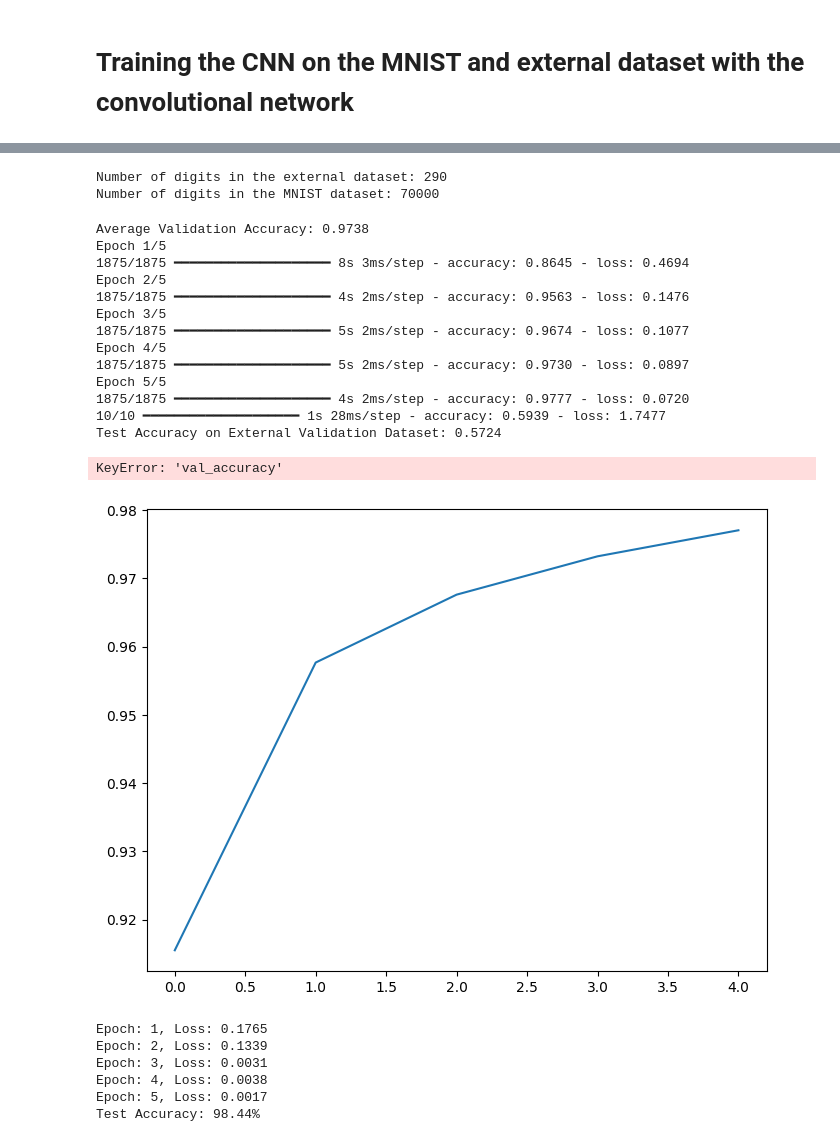
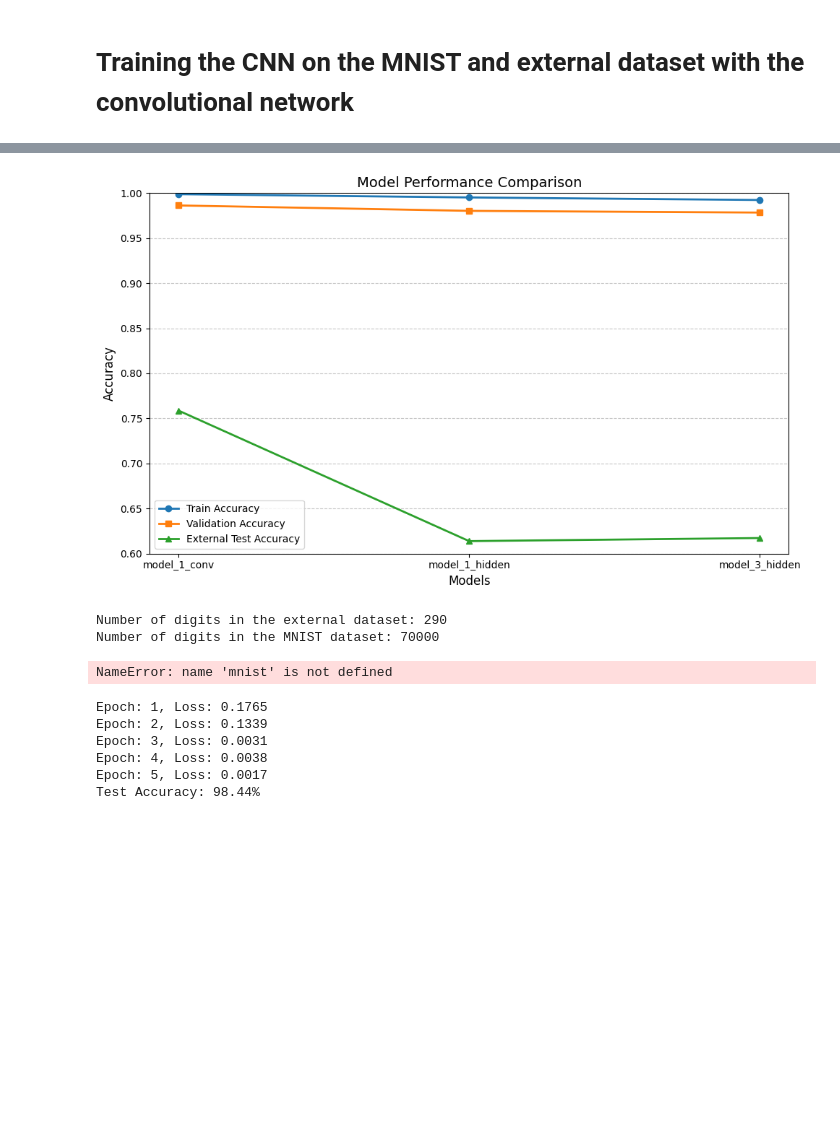
Before and after one commit to JesseK18/Cogntive_Neuroscience, a Jupyter notebook: start.ipynb, the cells around one changed output, grey strips where cells are left out. Saved outputs shown, nothing was run; the diff lists cells and outputs as text; code cells hidden in the pictures; blank space fills up the shorter version.

Commit message:
Created using Colab. latest update

```diff
--- a/start.ipynb
+++ b/start.ipynb
@@ -345,3 +251,29 @@ MNIST Test Accuracy: 0.4619
+# %%
+# group data together
+models = ['model_1_conv', 'model_1_hidden', 'model_3_hidden']
+train_accuracies = [final_train_accuracy_1, final_train_accuracy_2, final_train_accuracy_3]
+val_accuracies = [final_val_accuracy_1, final_val_accuracy_2, final_val_accuracy_3]
+external_test_accuracies = [external_test_accuracy_1, external_test_accuracy_2, external_test_accuracy_3]
+
+# Plot the accuracies using a line plot
+plt.figure(figsize=(10, 6))
+plt.plot(models, train_accuracies, marker='o', label='Train Accuracy', linewidth=2)
+plt.plot(models, val_accuracies, marker='s',label='Validation Accuracy', linewidth=2)
+plt.plot(models, external_test_accuracies, marker='^', label='External Test Accuracy', linewidth=2)
+
+# Nitty gritty
+plt.xlabel('Models', fontsize=12)
+plt.ylabel('Accuracy', fontsize=12)
+plt.title('Model Performance Comparison', fontsize=14)
+plt.ylim(0.6, 1.0)
+plt.legend()
+plt.grid(axis='y', linestyle='--', alpha=0.7)
+
+# Show the plot
+plt.tight_layout()
+plt.show()
+# %% [output]
+[figure, added]
 # %%
 """Comparing size of datasets to check if comparison is reasonable or our dataset is to small"""
 
@@ -367,7 +299,7 @@ Number of digits in the external dataset: 290
 Number of digits in the MNIST dataset: 70000
 # %%
 """Loading data set in mnist. training on mnist only and evaluating/testing on both mnist and our dataset"""
-"""I dont know why but here I am creating a new model instead of using the other one, nice to have, bu yeah..."""
+"""I dont know why but here I am creating a new model instead of using the other one, nice to have, but yeah..."""
 
 # Load the MNIST dataset
 (X_train, y_train), (X_test, y_test) = mnist.load_data()
@@ -447,31 +379,19 @@ history = final_model.fit(X_train, y_train, epochs=5, verbose=1)
 test_loss, test_accuracy = final_model.evaluate(X_test2, y_test2, verbose=1)
 print(f'Test Accuracy on External Validation Dataset: {test_accuracy:.4f}')
 
-plt.figure(figsize=(8, 6))
-plt.plot(history.history['accuracy'], label='Training Accuracy')
-plt.plot(history.history['val_accuracy'], label='Validation Accuracy')
-plt.title('Model Accuracy Over Epochs')
-plt.xlabel('Epochs')
-plt.ylabel('Accuracy')
-plt.legend()
-plt.grid(True)
-plt.show()
+history.display()
+
+# plt.figure(figsize=(8, 6))
+# plt.plot(history.history['accuracy'], label='Training Accuracy')
+# plt.plot(history.history['val_accuracy'], label='Validation Accuracy')
+# plt.title('Model Accuracy Over Epochs')
+# plt.xlabel('Epochs')
+# plt.ylabel('Accuracy')
+# plt.legend()
+# plt.grid(True)
+# plt.show()
 # %% [output]
-Average Validation Accuracy: 0.9738
-Epoch 1/5
-1875/1875 ━━━━━━━━━━━━━━━━━━━━ 8s 3ms/step - accuracy: 0.8645 - loss: 0.4694
-Epoch 2/5
-1875/1875 ━━━━━━━━━━━━━━━━━━━━ 4s 2ms/step - accuracy: 0.9563 - loss: 0.1476
-Epoch 3/5
-1875/1875 ━━━━━━━━━━━━━━━━━━━━ 5s 2ms/step - accuracy: 0.9674 - loss: 0.1077
-Epoch 4/5
-1875/1875 ━━━━━━━━━━━━━━━━━━━━ 5s 2ms/step - accuracy: 0.9730 - loss: 0.0897
-Epoch 5/5
-1875/1875 ━━━━━━━━━━━━━━━━━━━━ 4s 2ms/step - accuracy: 0.9777 - loss: 0.0720
-10/10 ━━━━━━━━━━━━━━━━━━━━ 1s 28ms/step - accuracy: 0.5939 - loss: 1.7477
-Test Accuracy on External Validation Dataset: 0.5724
+NameError: name 'mnist' is not defined
-KeyError: 'val_accuracy'
-[figure, removed]
 # %%
 """SNN trained and fitted to evaluate accuracy on mnist"""
 
```
Also changed, not shown: parts of 7 cells of this notebook.
